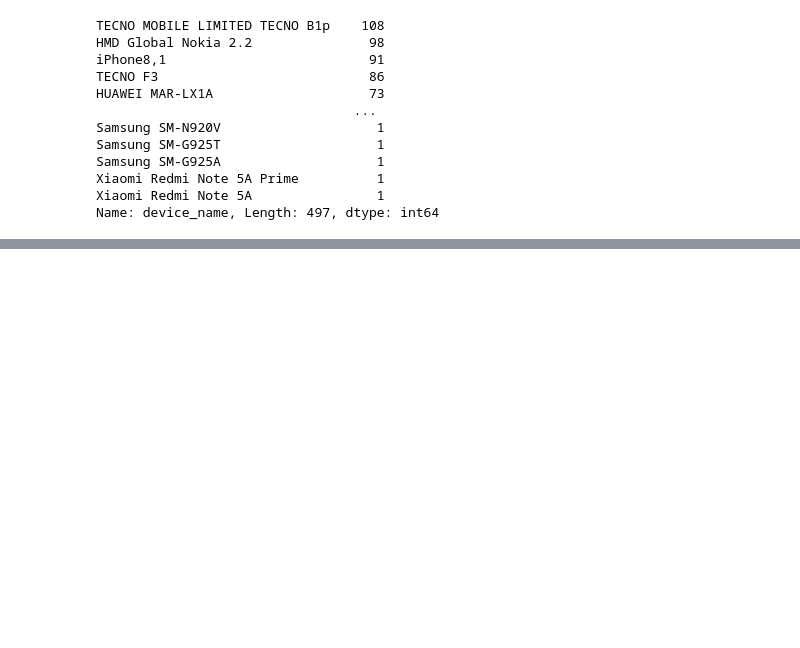
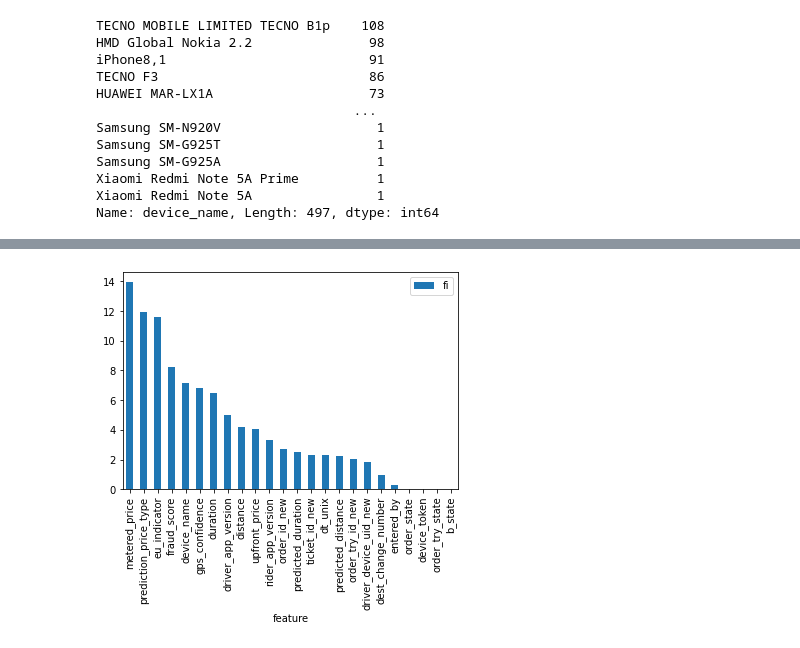
Before and after one commit to Starburned7/data-analytics-projects, a Jupyter notebook: taxi_data_analysis.ipynb, the cells around one changed output, grey strips where cells are left out. Saved outputs shown, nothing was run; the diff lists cells and outputs as text; code cells hidden in the pictures; blank space fills up the shorter version.

```diff
--- a/taxi_data_analysis.ipynb
+++ b/taxi_data_analysis.ipynb
@@ -283,0 +334,20 @@ Name: dt_unix, Length: 4943, dtype: float64
+# %%
+X_col = ['order_id_new', 'order_try_id_new', 'metered_price',
+       'upfront_price', 'distance', 'duration', 'gps_confidence', 'entered_by',
+       'b_state', 'dest_change_number', 'prediction_price_type',
+       'predicted_distance', 'predicted_duration',
+       'ticket_id_new', 'device_token', 'rider_app_version', 'order_state',
+       'order_try_state', 'driver_app_version', 'driver_device_uid_new',
+       'device_name', 'eu_indicator', 'fraud_score',
+       'dt_unix']
+y_col = ['overpaid_ride_ticket']
+cat_features = ['entered_by', 'b_state', 'prediction_price_type',
+        'rider_app_version', 'order_state',
+       'order_try_state', 'driver_app_version', 'device_name']
+# %%
+model = CatBoostClassifier(learning_rate=0.005,
+                           eval_metric='AUC',
+                           cat_features=cat_features,verbose=100)
+# %%
+model.fit(train[X_col],train[y_col],
+          eval_set=(val[X_col],val[y_col]))
@@ -283,0 +382,2 @@ Name: dt_unix, Length: 4943, dtype: float64
+# %%
+fi = pd.DataFrame({'feature':X_col,'fi':model.feature_importances_})
@@ -283,0 +404,4 @@ Name: dt_unix, Length: 4943, dtype: float64
+# %%
+fi.sort_values('fi',ascending=False).set_index('feature').plot(kind='bar');
+# %% [output]
+[figure, added]
```
Also changed, not shown: parts of 40 cells of this notebook, 6 other files.
